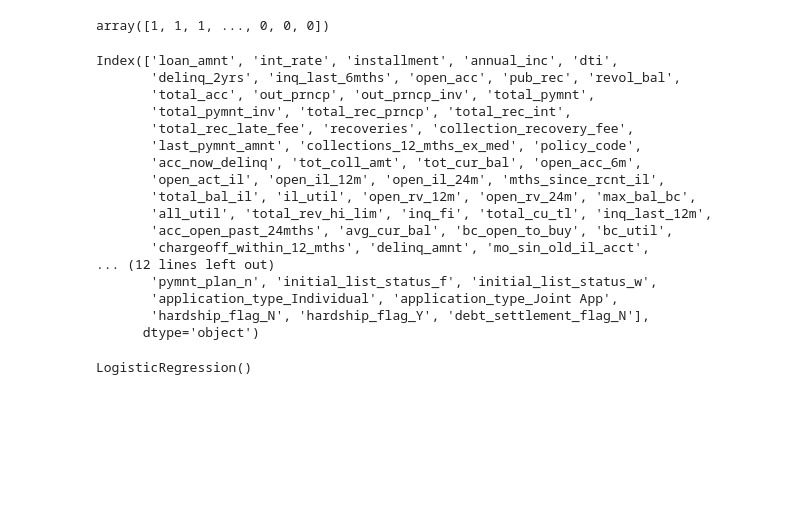
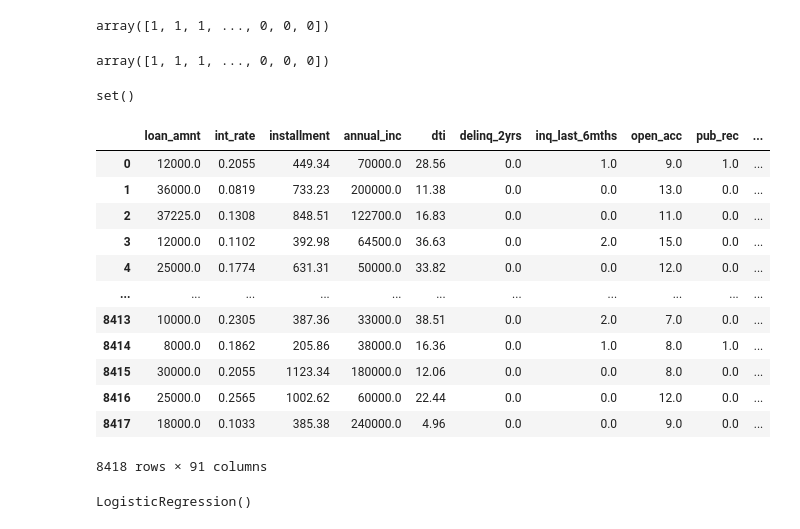
Before and after one commit to tsubedy/Supervised_challenge, a Jupyter notebook: Credit Risk Evaluator.ipynb, the cells around one changed output. Saved outputs shown, nothing was run; the diff lists cells and outputs as text; code cells hidden in the pictures; blank space fills up the shorter version.

```diff
--- a/Credit Risk Evaluator.ipynb
+++ b/Credit Risk Evaluator.ipynb
@@ -56,24 +62,35 @@ y_test = test_df['target']
 # Converting output labels to 0 and 1
 y_test = LabelEncoder().fit_transform(test_df['target'])
 y_test
-X_train.columns
 # %% [output]
-Index(['loan_amnt', 'int_rate', 'installment', 'annual_inc', 'dti',
-       'delinq_2yrs', 'inq_last_6mths', 'open_acc', 'pub_rec', 'revol_bal',
-       'total_acc', 'out_prncp', 'out_prncp_inv', 'total_pymnt',
-       'total_pymnt_inv', 'total_rec_prncp', 'total_rec_int',
-       'total_rec_late_fee', 'recoveries', 'collection_recovery_fee',
-       'last_pymnt_amnt', 'collections_12_mths_ex_med', 'policy_code',
-       'acc_now_delinq', 'tot_coll_amt', 'tot_cur_bal', 'open_acc_6m',
-       'open_act_il', 'open_il_12m', 'open_il_24m', 'mths_since_rcnt_il',
-       'total_bal_il', 'il_util', 'open_rv_12m', 'open_rv_24m', 'max_bal_bc',
-       'all_util', 'total_rev_hi_lim', 'inq_fi', 'total_cu_tl', 'inq_last_12m',
-       'acc_open_past_24mths', 'avg_cur_bal', 'bc_open_to_buy', 'bc_util',
-       'chargeoff_within_12_mths', 'delinq_amnt', 'mo_sin_old_il_acct',
-... (12 lines left out)
-       'pymnt_plan_n', 'initial_list_status_f', 'initial_list_status_w',
-       'application_type_Individual', 'application_type_Joint App',
-       'hardship_flag_N', 'hardship_flag_Y', 'debt_settlement_flag_N'],
-      dtype='object')
+array([1, 1, 1, ..., 0, 0, 0])
+# %%
+# Get missing columns in the training test
+missing_cols = set( X_train.columns ) - set(X_test.columns )
+missing_cols
+# %% [output]
+set()
+# %%
+# Add a missing column in test set with default value equal to 0
+for c in missing_cols:
+    X_test[c] = 0
+# %%
+# Ensure the order of column in the test set is in the same order as in train set
+X_test = X_test[X_train.columns]
+X_test
+# %% [output]
+|  | loan_amnt | int_rate | installment | annual_inc | dti | delinq_2yrs | inq_last_6mths | open_acc | pub_rec | ... |
+| 0 | 12000.0 | 0.2055 | 449.34 | 70000.0 | 28.56 | 0.0 | 1.0 | 9.0 | 1.0 | ... |
+| 1 | 36000.0 | 0.0819 | 733.23 | 200000.0 | 11.38 | 0.0 | 0.0 | 13.0 | 0.0 | ... |
+| 2 | 37225.0 | 0.1308 | 848.51 | 122700.0 | 16.83 | 0.0 | 0.0 | 11.0 | 0.0 | ... |
+| 3 | 12000.0 | 0.1102 | 392.98 | 64500.0 | 36.63 | 0.0 | 2.0 | 15.0 | 0.0 | ... |
+| 4 | 25000.0 | 0.1774 | 631.31 | 50000.0 | 33.82 | 0.0 | 0.0 | 12.0 | 0.0 | ... |
+| ... | ... | ... | ... | ... | ... | ... | ... | ... | ... | ... |
+| 8413 | 10000.0 | 0.2305 | 387.36 | 33000.0 | 38.51 | 0.0 | 2.0 | 7.0 | 0.0 | ... |
+| 8414 | 8000.0 | 0.1862 | 205.86 | 38000.0 | 16.36 | 0.0 | 1.0 | 8.0 | 1.0 | ... |
+| 8415 | 30000.0 | 0.2055 | 1123.34 | 180000.0 | 12.06 | 0.0 | 0.0 | 8.0 | 0.0 | ... |
+| 8416 | 25000.0 | 0.2565 | 1002.62 | 60000.0 | 22.44 | 0.0 | 0.0 | 12.0 | 0.0 | ... |
+| 8417 | 18000.0 | 0.1033 | 385.38 | 240000.0 | 4.96 | 0.0 | 0.0 | 9.0 | 0.0 | ... |
+8418 rows × 91 columns
 # %%
 # add missing dummy variables to testing set
```
Also changed, not shown: parts of 12 cells of this notebook, 2 other files.
